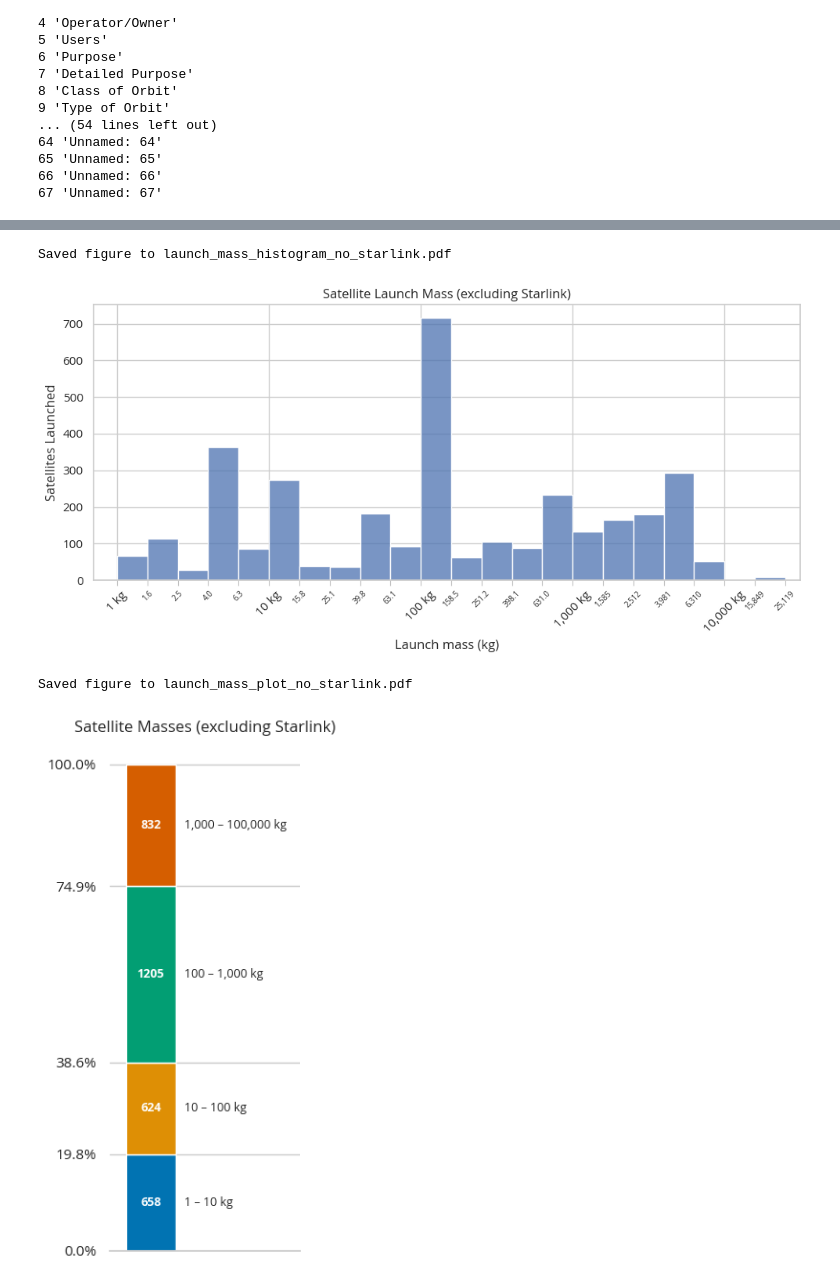
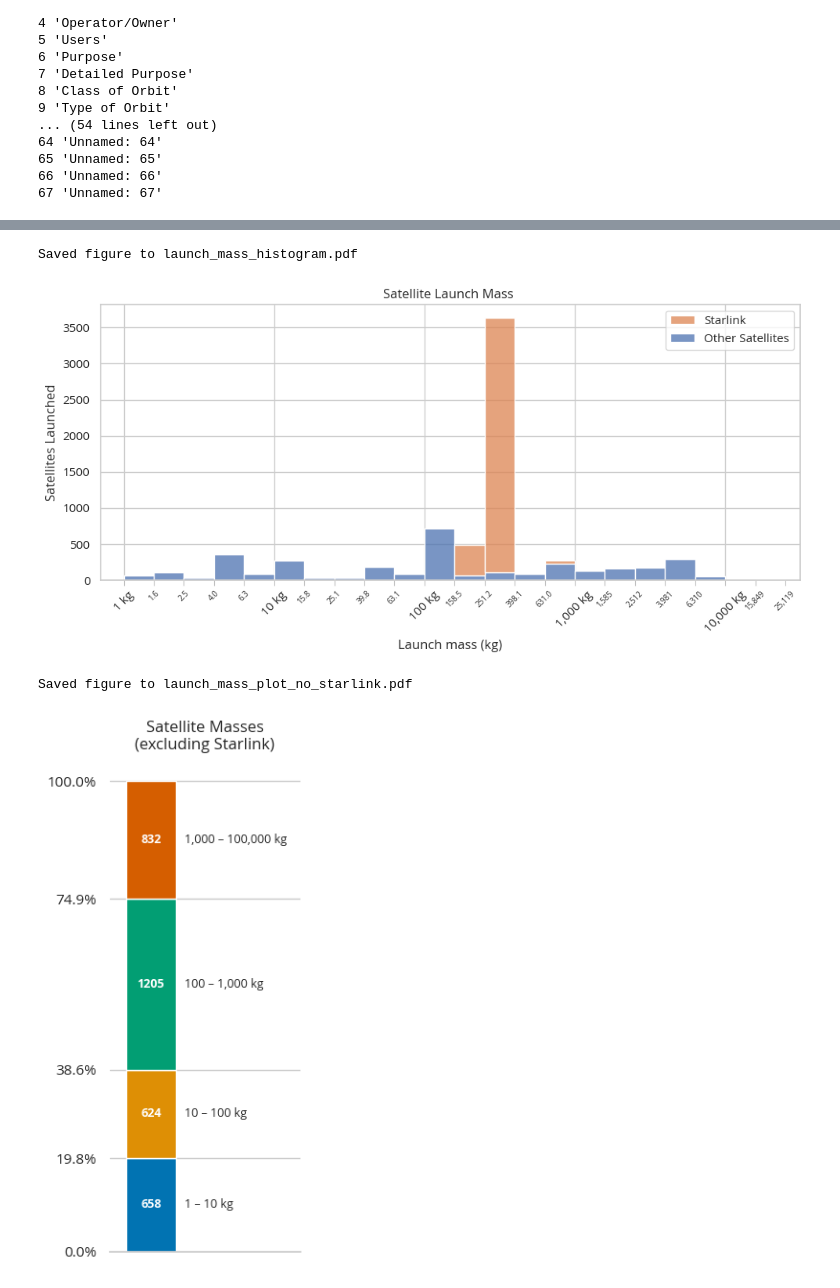
Before and after one commit to kongr45gpen/doctoral-thesis, a Jupyter notebook: analyses/launch_mass_analysis.ipynb, the cells around one changed output, grey strips where cells are left out. Cells and saved outputs as stored; diff of their text form; code cells hidden in the pictures.

```diff
--- a/analyses/launch_mass_analysis.ipynb
+++ b/analyses/launch_mass_analysis.ipynb
@@ -22,6 +22,8 @@ print('Columns:')
 for i,c in enumerate(df.columns):
     print(i, repr(c))
 
+df['is_starlink'] = df['Current Official Name of Satellite'].str.contains('Starlink', na=False, case=False)
+
 has_starlink = True
 # %% [output]
 Data shape: (7562, 68)
@@ -88,9 +85,11 @@ Name: launch_mass_kg, dtype: float64
 # %%
-vals = df['launch_mass_kg'].dropna()
 
 plt.figure(figsize=(10,5))
 
-sns.histplot(vals, binwidth=0.2, log_scale=(True, False))
+if has_starlink:
+    sns.histplot(df, x='launch_mass_kg', hue='is_starlink', hue_order=[1,0], binwidth=0.2, log_scale=(True, False), multiple="stack", palette=['C1', 'C0'])
+else:
+    sns.histplot(df, x='launch_mass_kg', binwidth=0.2, log_scale=(True, False))
 ax = plt.gca()
 ax.set_xscale('log')
 ax.xaxis.set_major_locator(mticker.LogLocator(base=10.0))
@@ -106,7 +105,13 @@ ax.xaxis.set_minor_formatter(mticker.FuncFormatter(lambda x, pos: f'' if x < 1 o
 ax.tick_params(axis='x', which='major', rotation=45)
 ax.tick_params(axis='x', which='minor', labelsize=7, rotation=45)
 ax.tick_params(axis='x', which='both', length=5, width=0.8, color='0.75', bottom=True)
-ax.set_xlim(0.7, vals.max()*1.4)
+ax.set_xlim(0.7, df['launch_mass_kg'].max()*1.4)
+
+if has_starlink:
+    legend = ax.get_legend()
+    handles = legend.legend_handles
+    ax.legend(handles, ['Starlink', 'Other Satellites'], title='')
+
 plt.xlabel('Launch mass (kg)')
 plt.ylabel('Satellites Launched')
 plt.title('Satellite Launch Mass {}'.format('' if has_starlink else '(excluding Starlink)'))
@@ -118,8 +123,8 @@ print('Saved figure to', filename)
 
 plt.show()
 # %% [output]
-Saved figure to launch_mass_histogram_no_starlink.pdf
+Saved figure to launch_mass_histogram.pdf
-[figure, old version]
+[figure, new version]
 # %%
 vals = df['launch_mass_kg'].dropna()
 
@@ -138,32 +143,32 @@ plt.figure(figsize=(3, 6))
 bottom = 0
 total = counts.sum()
 for i, (label, count) in enumerate(zip(df_classes["Mass Class"], df_classes["Count"])):
     plt.bar(0, count, bottom=bottom, color=palette[i], edgecolor='white', width=0.6)
     if count > 0:
         pct = count / total * 100
         y = bottom + count / 2
         plt.text(0, y, f"{count}", va='center', ha='center', color='white', fontsize=9, weight=700)
         plt.text(0.4, y, label, va='center', ha='left', fontsize=9)
     bottom += count
 
 # Set y-ticks to coincide with each stacked segment boundary (cumulative counts) but show as percentages
 cum = np.concatenate(([0], np.cumsum(df_classes['Count'].values)))
 cum_pct = (cum / total * 100) if total > 0 else cum
 # Format y-tick labels as percentages (compact)
 ytick_labels = [f"{p:.1f}%" for p in cum_pct]
 plt.yticks(cum, ytick_labels)
 plt.xlim(-0.5, 1.8)
 plt.xticks([])
 plt.ylabel('')
-plt.title("Satellite Masses{}".format("" if has_starlink else " (excluding Starlink)"))
+plt.title("Satellite Masses{}".format("" if has_starlink else "\n(excluding Starlink)"))
 sns.despine(left=True, bottom=False)
 plt.tight_layout()
 
 filename = 'launch_mass_plot{}.pdf'.format('' if has_starlink else '_no_starlink')
 plt.savefig(filename, dpi=300)
 print('Saved figure to', filename)
 
 plt.show()
 # %% [output]
 Saved figure to launch_mass_plot_no_starlink.pdf
-[figure, old version]
+[figure, new version]
```
Also changed, not shown: parts of 2 cells of this notebook, 6 other files.
